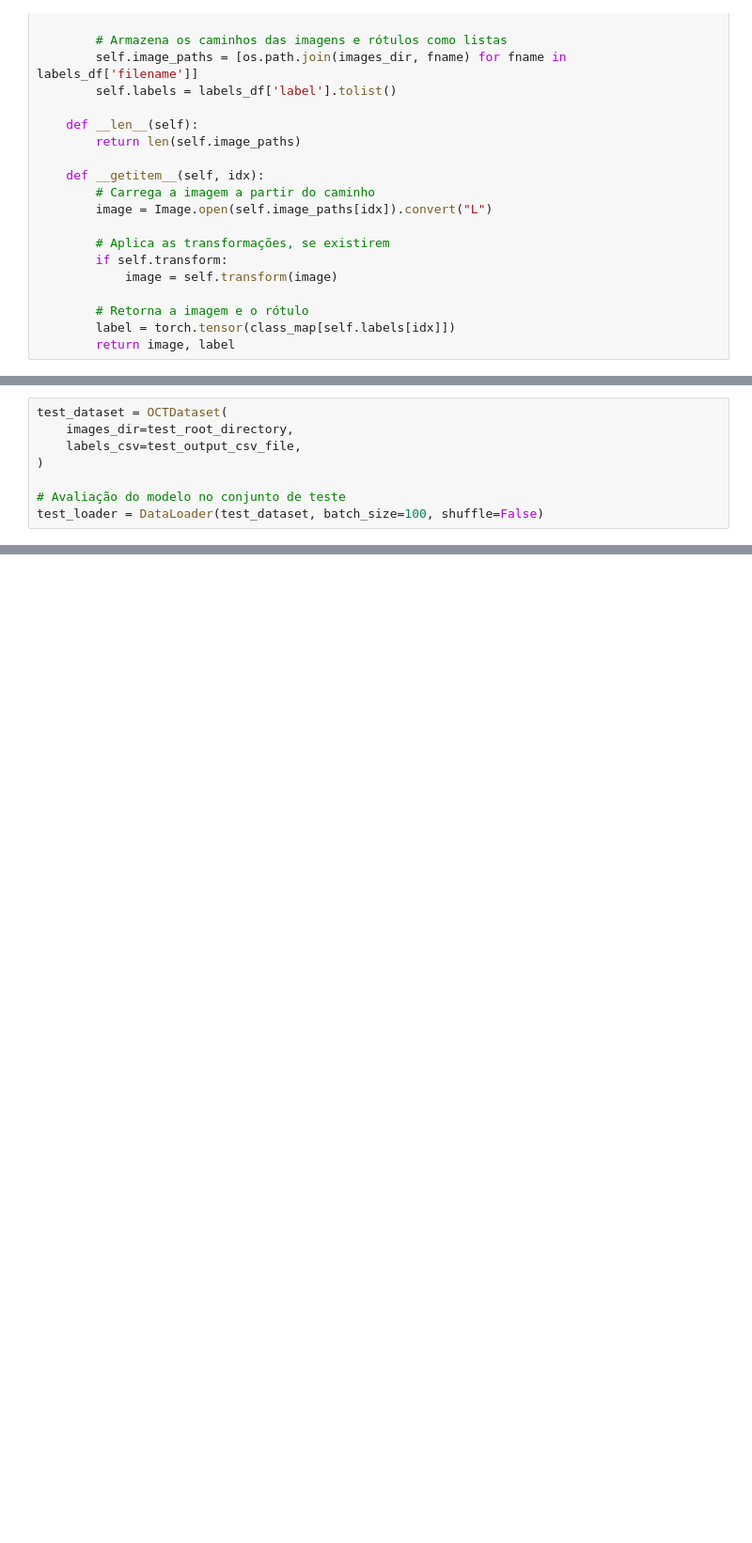
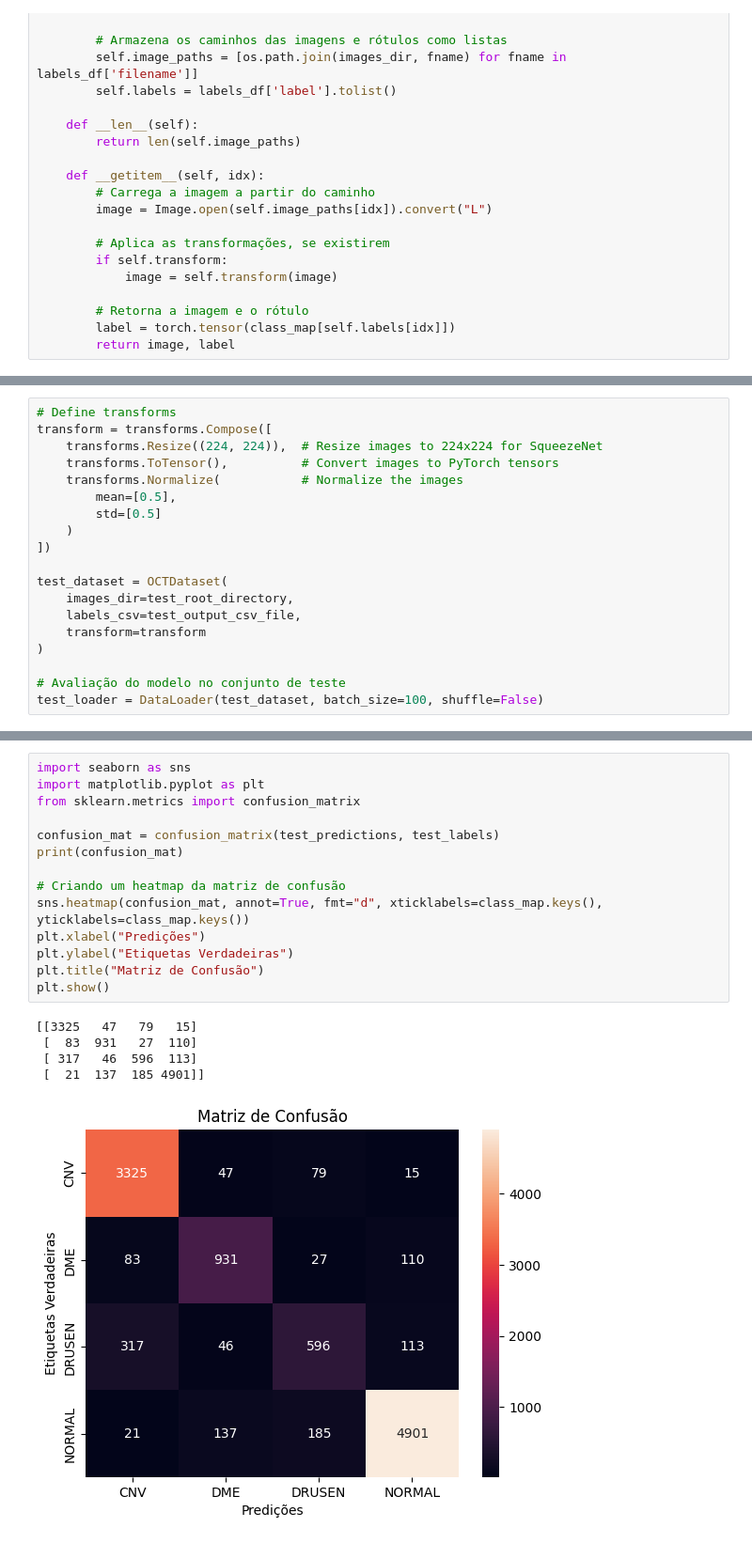
Before and after one commit to annwith/classification-oct-self-supervised-learning, a Jupyter notebook: teste.ipynb, the cells around one changed output, grey strips where cells are left out. Shown at 94% size. Drawn from its saved outputs; the diff is of its cells as text; blank space fills up the shorter version.

Commit message:
ran baseline with test data

```diff
--- a/teste.ipynb
+++ b/teste.ipynb
@@ -116,7 +122,18 @@ class OCTDataset(Dataset):
 # %%
+# Define transforms
+transform = transforms.Compose([
+    transforms.Resize((224, 224)),  # Resize images to 224x224 for SqueezeNet
+    transforms.ToTensor(),          # Convert images to PyTorch tensors
+    transforms.Normalize(           # Normalize the images
+        mean=[0.5],
+        std=[0.5]
+    )
+])
+
 test_dataset = OCTDataset(
     images_dir=test_root_directory,
     labels_csv=test_output_csv_file,
+    transform=transform
 )
 
 # Avaliação do modelo no conjunto de teste
@@ -251,0 +245,20 @@ print(f'Test Loss: {test_loss}, Test Accuracy: {accuracy}%')
+# %%
+import seaborn as sns
+import matplotlib.pyplot as plt
+from sklearn.metrics import confusion_matrix
+
+confusion_mat = confusion_matrix(test_predictions, test_labels)
+print(confusion_mat)
+
+# Criando um heatmap da matriz de confusão
+sns.heatmap(confusion_mat, annot=True, fmt="d", xticklabels=class_map.keys(), yticklabels=class_map.keys())
+plt.xlabel("Predições")
+plt.ylabel("Etiquetas Verdadeiras")
+plt.title("Matriz de Confusão")
+plt.show()
+# %% [output]
+[[3325   47   79   15]
+ [  83  931   27  110]
+ [ 317   46  596  113]
+ [  21  137  185 4901]]
+[figure, added]
```
Also changed, not shown: parts of 10 cells of this notebook.
